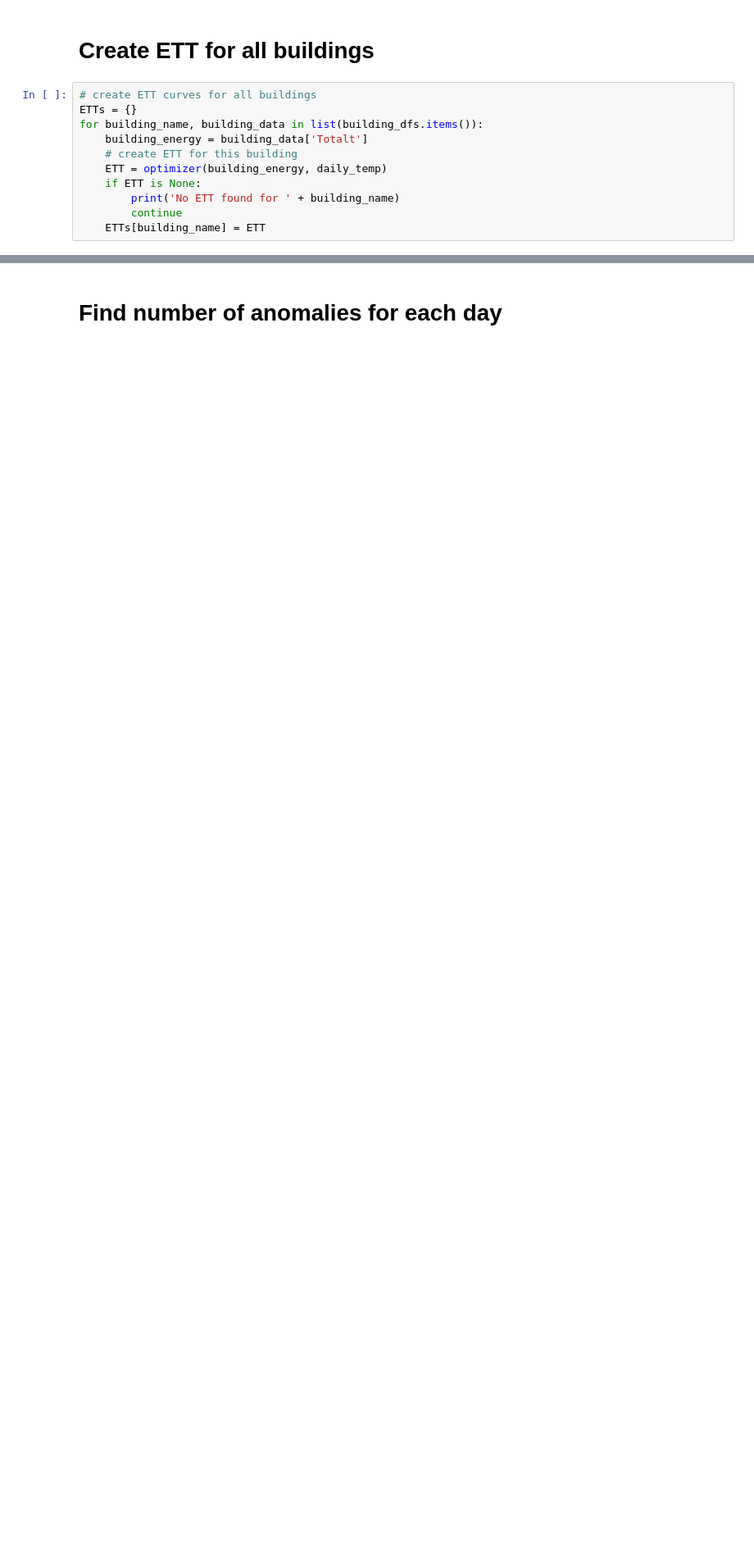
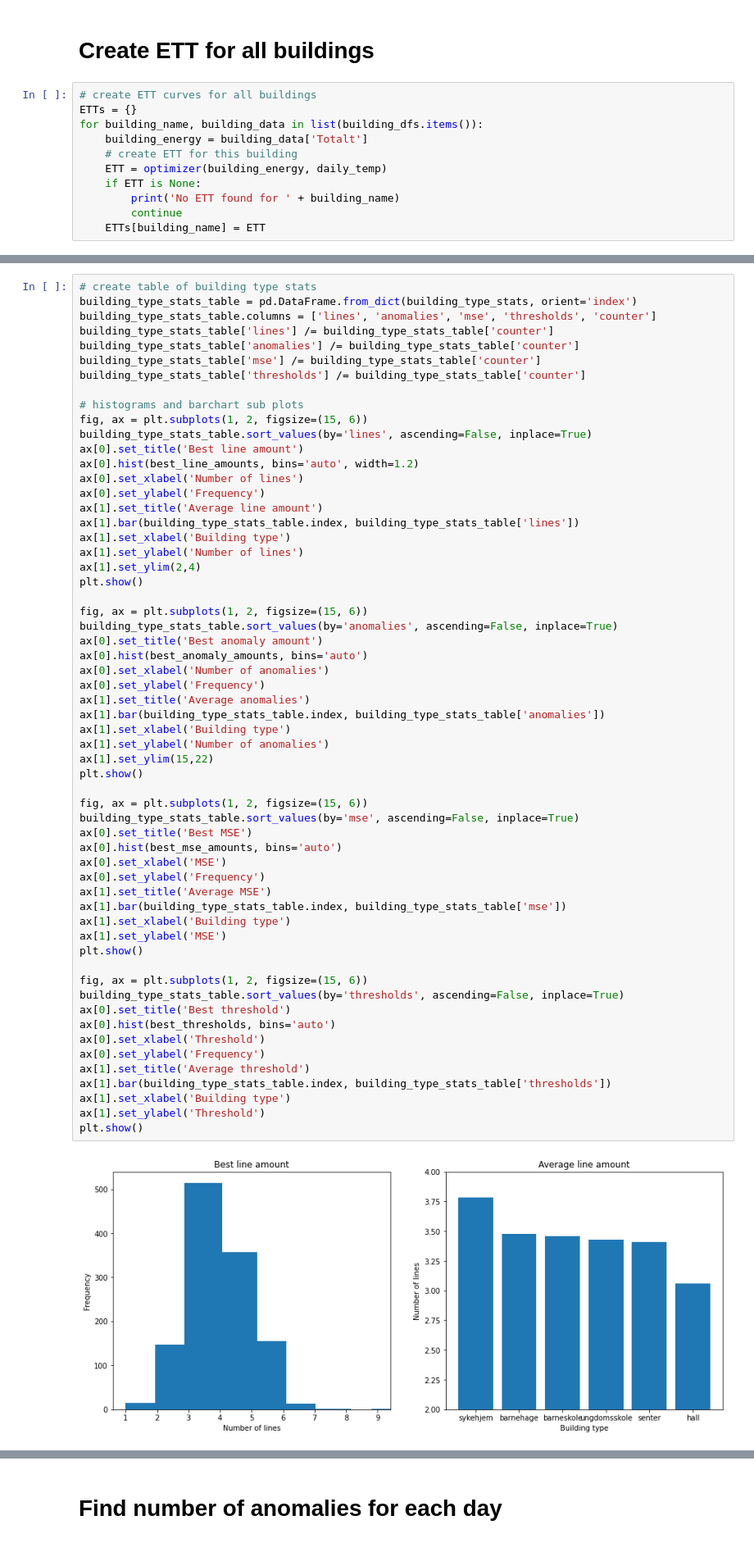
Before and after one commit to dagokl/trdk02_energy_consumption, a Jupyter notebook: models/resources/ETTplus.ipynb, the cells around one changed output, grey strips where cells are left out. Shown at 82% size. Saved outputs shown, nothing was run; the diff lists cells and outputs as text; blank space fills up the shorter version.

```diff
--- a/models/resources/ETTplus.ipynb
+++ b/models/resources/ETTplus.ipynb
@@ -246,0 +264,61 @@ plt.show()
+# %%
+# create table of building type stats
+building_type_stats_table = pd.DataFrame.from_dict(building_type_stats, orient='index')
+building_type_stats_table.columns = ['lines', 'anomalies', 'mse', 'thresholds', 'counter']
+building_type_stats_table['lines'] /= building_type_stats_table['counter']
+building_type_stats_table['anomalies'] /= building_type_stats_table['counter']
+building_type_stats_table['mse'] /= building_type_stats_table['counter']
+building_type_stats_table['thresholds'] /= building_type_stats_table['counter']
+
+# histograms and barchart sub plots
+fig, ax = plt.subplots(1, 2, figsize=(15, 6))
+building_type_stats_table.sort_values(by='lines', ascending=False, inplace=True)
+ax[0].set_title('Best line amount')
+ax[0].hist(best_line_amounts, bins='auto', width=1.2)
+ax[0].set_xlabel('Number of lines')
+ax[0].set_ylabel('Frequency')
+ax[1].set_title('Average line amount')
+ax[1].bar(building_type_stats_table.index, building_type_stats_table['lines'])
+ax[1].set_xlabel('Building type')
+ax[1].set_ylabel('Number of lines')
+ax[1].set_ylim(2,4)
+plt.show()
+
+fig, ax = plt.subplots(1, 2, figsize=(15, 6))
+building_type_stats_table.sort_values(by='anomalies', ascending=False, inplace=True)
+ax[0].set_title('Best anomaly amount')
+ax[0].hist(best_anomaly_amounts, bins='auto')
+ax[0].set_xlabel('Number of anomalies')
+ax[0].set_ylabel('Frequency')
+ax[1].set_title('Average anomalies')
+ax[1].bar(building_type_stats_table.index, building_type_stats_table['anomalies'])
+ax[1].set_xlabel('Building type')
+ax[1].set_ylabel('Number of anomalies')
+ax[1].set_ylim(15,22)
+plt.show()
+
+fig, ax = plt.subplots(1, 2, figsize=(15, 6))
+building_type_stats_table.sort_values(by='mse', ascending=False, inplace=True)
+ax[0].set_title('Best MSE')
+ax[0].hist(best_mse_amounts, bins='auto')
+ax[0].set_xlabel('MSE')
+ax[0].set_ylabel('Frequency')
+ax[1].set_title('Average MSE')
+ax[1].bar(building_type_stats_table.index, building_type_stats_table['mse'])
+ax[1].set_xlabel('Building type')
+ax[1].set_ylabel('MSE')
+plt.show()
+
+fig, ax = plt.subplots(1, 2, figsize=(15, 6))
+building_type_stats_table.sort_values(by='thresholds', ascending=False, inplace=True)
+ax[0].set_title('Best threshold')
+ax[0].hist(best_thresholds, bins='auto')
+ax[0].set_xlabel('Threshold')
+ax[0].set_ylabel('Frequency')
+ax[1].set_title('Average threshold')
+ax[1].bar(building_type_stats_table.index, building_type_stats_table['thresholds'])
+ax[1].set_xlabel('Building type')
+ax[1].set_ylabel('Threshold')
+plt.show()
+# %% [output]
+[figure, added]
```
Also changed, not shown: parts of 10 cells of this notebook, 3 other files.
